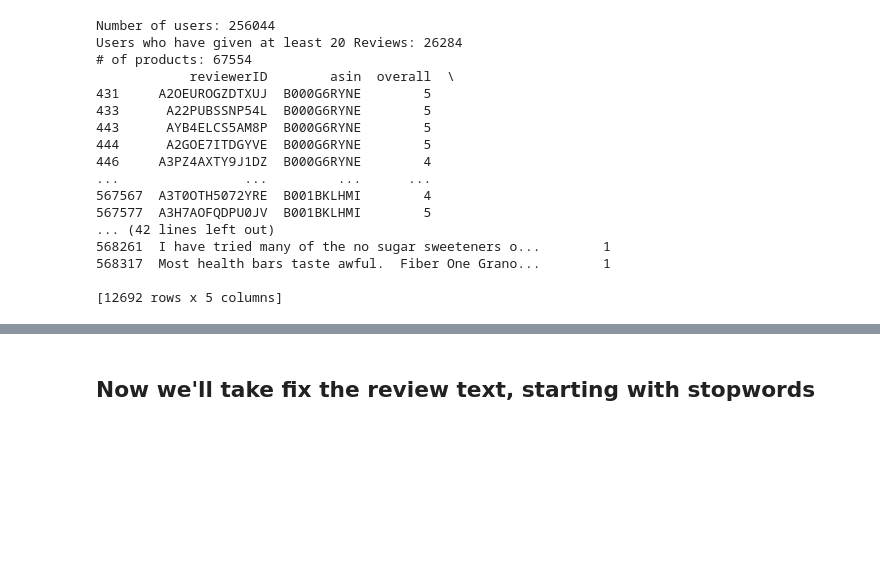
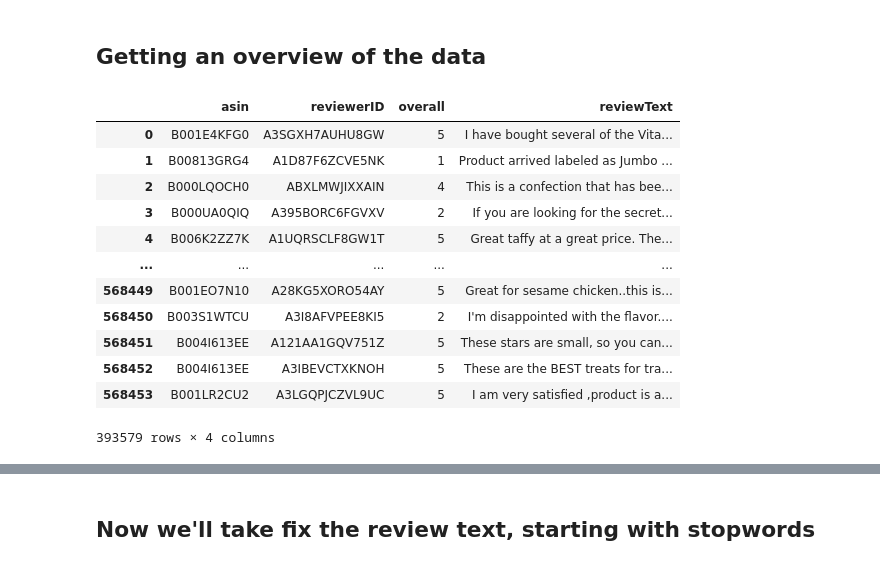
Before and after one commit to alechuffman/AmazonProductRecommendation, a Jupyter notebook: reviewTextClassification.ipynb, the cells around one changed output, grey strips where cells are left out. Cells and saved outputs as stored; diff of their text form; code cells hidden in the pictures; blank space fills up the shorter version.

```diff
--- a/reviewTextClassification.ipynb
+++ b/reviewTextClassification.ipynb
@@ -31,20 +16,18 @@ def ReviewFilter(data, userReviewNumber, productReviewNumber):
-# %%
-filtered_df = ReviewFilter(Review_data, 20, 20)
-# %% [output]
-Number of users: 256044
-Users who have given at least 20 Reviews: 26284
-# of products: 67554
-            reviewerID        asin  overall  \
-431     A2OEUROGZDTXUJ  B000G6RYNE        5
-433      A22PUBSSNP54L  B000G6RYNE        5
-443      AYB4ELCS5AM8P  B000G6RYNE        5
-444      A2GOE7ITDGYVE  B000G6RYNE        5
-446     A3PZ4AXTY9J1DZ  B000G6RYNE        4
-...                ...         ...      ...
-567567  A3T0OTH5072YRE  B001BKLHMI        4
-567577  A3H7AOFQDPU0JV  B001BKLHMI        5
-... (42 lines left out)
-568261  I have tried many of the no sugar sweeteners o...        1
-568317  Most health bars taste awful.  Fiber One Grano...        1
-
-[12692 rows x 5 columns]
+# %% [markdown]
+## Getting an overview of the data
+# %%
+review_df
+# %% [output]
+|  | asin | reviewerID | overall | reviewText |
+| 0 | B001E4KFG0 | A3SGXH7AUHU8GW | 5 | I have bought several of the Vita... |
+| 1 | B00813GRG4 | A1D87F6ZCVE5NK | 1 | Product arrived labeled as Jumbo ... |
+| 2 | B000LQOCH0 | ABXLMWJIXXAIN | 4 | This is a confection that has bee... |
+| 3 | B000UA0QIQ | A395BORC6FGVXV | 2 | If you are looking for the secret... |
+| 4 | B006K2ZZ7K | A1UQRSCLF8GW1T | 5 | Great taffy at a great price. The... |
+| ... | ... | ... | ... | ... |
+| 568449 | B001EO7N10 | A28KG5XORO54AY | 5 | Great for sesame chicken..this is... |
+| 568450 | B003S1WTCU | A3I8AFVPEE8KI5 | 2 | I'm disappointed with the flavor.... |
+| 568451 | B004I613EE | A121AA1GQV751Z | 5 | These stars are small, so you can... |
+| 568452 | B004I613EE | A3IBEVCTXKNOH | 5 | These are the BEST treats for tra... |
+| 568453 | B001LR2CU2 | A3LGQPJCZVL9UC | 5 | I am very satisfied ,product is a... |
+393579 rows × 4 columns
```
Also changed, not shown: parts of 9 cells of this notebook, 1 other file.
